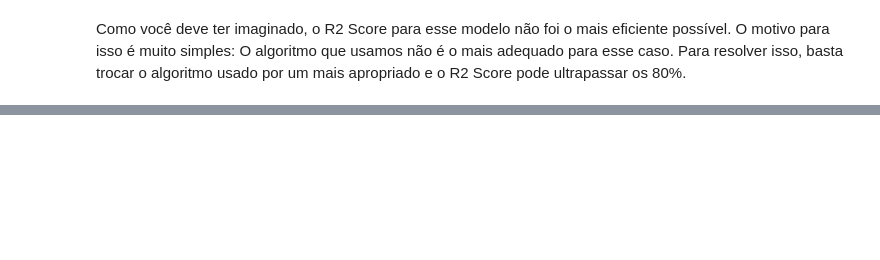
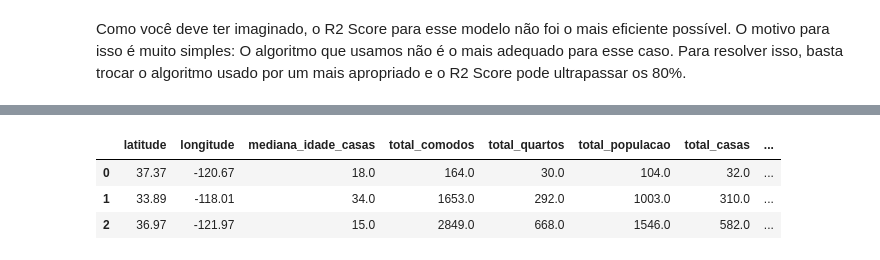
Before and after one commit to jafmatos/learning-scikit-learn, a Jupyter notebook: notebooks/essencial-do-scikit-learn.ipynb, the cells around one changed output, grey strips where cells are left out. Drawn from its saved outputs; the diff is of its cells as text; code cells hidden in the pictures; blank space fills up the shorter version.

```diff
--- a/notebooks/essencial-do-scikit-learn.ipynb
+++ b/notebooks/essencial-do-scikit-learn.ipynb
@@ -758,0 +780,14 @@ Como você deve ter imaginado, o R2 Score para esse modelo não foi o mais efici
+# %%
+from functools import lru_cache
+
+REQUIRED_COLUMNS = NUMERICAL_FEATURES + CATEGORICAL_FEATURES
+TARGET_COLUMN = TARGET_FEATURE
+
+@lru_cache(maxsize=1)
+def load_model(model_path: Path | str | None = None):
+    path = Path(model_path) if model_path else MODEL_PATH
+
+    if not Path(path).exists():
+        raise FileNotFoundError(f"Modelo não encontrado em '{path}'")
+
+    return joblib.load(path)
@@ -758,0 +837,65 @@ Como você deve ter imaginado, o R2 Score para esse modelo não foi o mais efici
+# %%
+def predict_batch(model: Pipeline, data: list[dict]):
+    dataframe = pandas.DataFrame(data)
+    missing_columns = [
+        column for column in REQUIRED_COLUMNS
+        if column not in dataframe.columns
+    ]
+
+    if (missing_columns):
+        raise ValueError(f"Faltam colunas obrigatórias: {missing_columns}")
+
+    predictions = model.predict(dataframe[REQUIRED_COLUMNS])
+
+    for index in range(0, len(data)):
+        data[index][TARGET_COLUMN] = float(predictions[index])
+
+    return data
+
+model = load_model()
+
+predictions = predict_batch(
+    model,
+    [
+        {
+            "latitude": 37.37,
+            "longitude": -120.67,
+            "mediana_idade_casas": 18.0,
+            "total_comodos": 164.0,
+            "total_quartos": 30.0,
+            "total_populacao": 104.0,
+            "total_casas": 32.0,
+            "mediana_renda_familiar": 1.6607,
+            "proximidade_oceano": "INLAND"
+        },
+        {
+            "latitude": 33.89,
+            "longitude": -118.01,
+            "mediana_idade_casas": 34.0,
+            "total_comodos": 1653.0,
+            "total_quartos": 292.0,
+            "total_populacao": 1003.0,
+            "total_casas": 310.0,
+            "mediana_renda_familiar": 4.6,
+            "proximidade_oceano": "<1H OCEAN"
+        },
+        {
+            "latitude": 36.97,
+            "longitude": -121.97,
+            "mediana_idade_casas": 15.0,
+            "total_comodos": 2849.0,
+            "total_quartos": 668.0,
+            "total_populacao": 1546.0,
+            "total_casas": 582.0,
+            "mediana_renda_familiar": 2.7587,
+            "proximidade_oceano": "NEAR OCEAN"
+        }
+    ]
+)
+
+pandas.DataFrame(predictions).head()
+# %% [output]
+|  | latitude | longitude | mediana_idade_casas | total_comodos | total_quartos | total_populacao | total_casas | ... |
+| 0 | 37.37 | -120.67 | 18.0 | 164.0 | 30.0 | 104.0 | 32.0 | ... |
+| 1 | 33.89 | -118.01 | 34.0 | 1653.0 | 292.0 | 1003.0 | 310.0 | ... |
+| 2 | 36.97 | -121.97 | 15.0 | 2849.0 | 668.0 | 1546.0 | 582.0 | ... |
```
Also changed, not shown: parts of 11 cells of this notebook, 10 other files.
